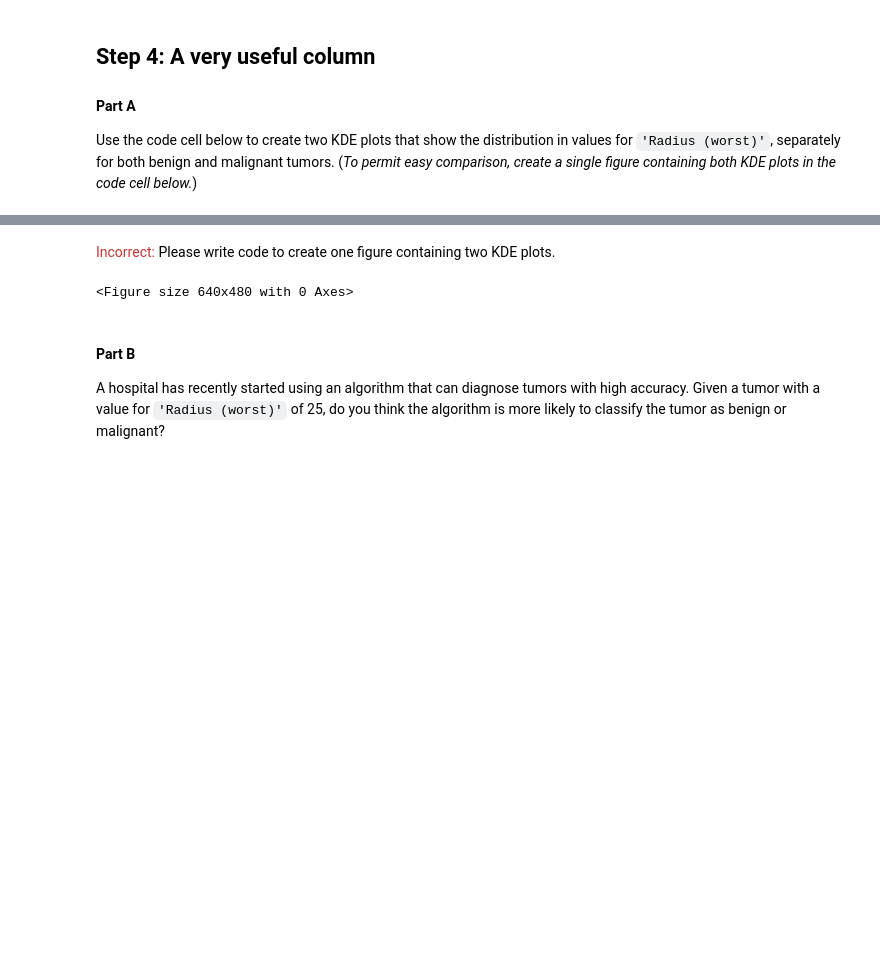
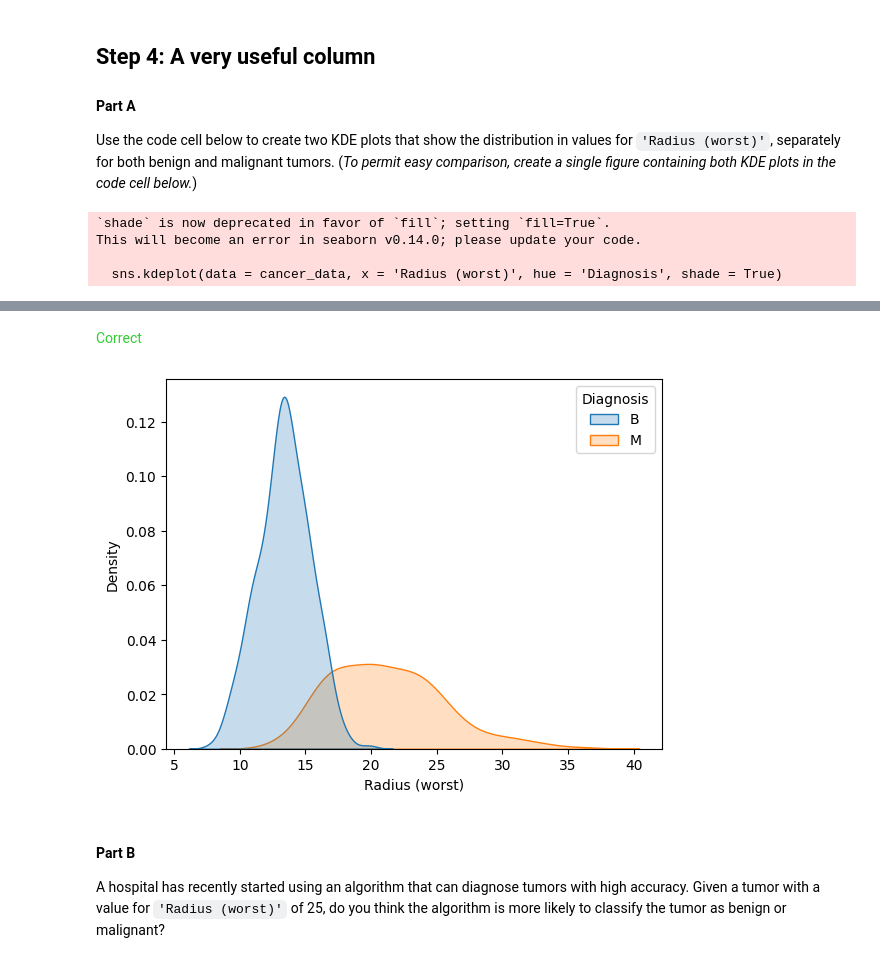
Before and after one commit to httran1/Data_Science_HT, a Jupyter notebook: exercise-distributions.ipynb, the cells around one changed output, grey strips where cells are left out. Drawn from its saved outputs; the diff is of its cells as text; code cells hidden in the pictures; blank space fills up the shorter version.

```diff
--- a/exercise-distributions.ipynb
+++ b/exercise-distributions.ipynb
@@ -143,14 +143,18 @@ step_3.b.solution()
 Use the code cell below to create two KDE plots that show the distribution in values for `'Radius (worst)'`, separately for both benign and malignant tumors.  (_To permit easy comparison, create a single figure containing both KDE plots in the code cell below._)
 # %%
 # KDE plots for benign and malignant tumors
-____
+sns.kdeplot(data = cancer_data, x = 'Radius (worst)', hue = 'Diagnosis', shade = True)
 
 # Check your answer
 step_4.a.check()
 # %% [output]
+`shade` is now deprecated in favor of `fill`; setting `fill=True`.
+This will become an error in seaborn v0.14.0; please update your code.
+
+  sns.kdeplot(data = cancer_data, x = 'Radius (worst)', hue = 'Diagnosis', shade = True)
 [interactive output not drawn]
-<span style="color:#cc3333">Incorrect:</span> Please write code to create one figure containing two KDE plots.
+<span style="color:#33cc33">Correct</span>
-<Figure size 640x480 with 0 Axes>
+[figure, added]
 # %%
 # Lines below will give you a hint or solution code
 #step_4.a.hint()
```
